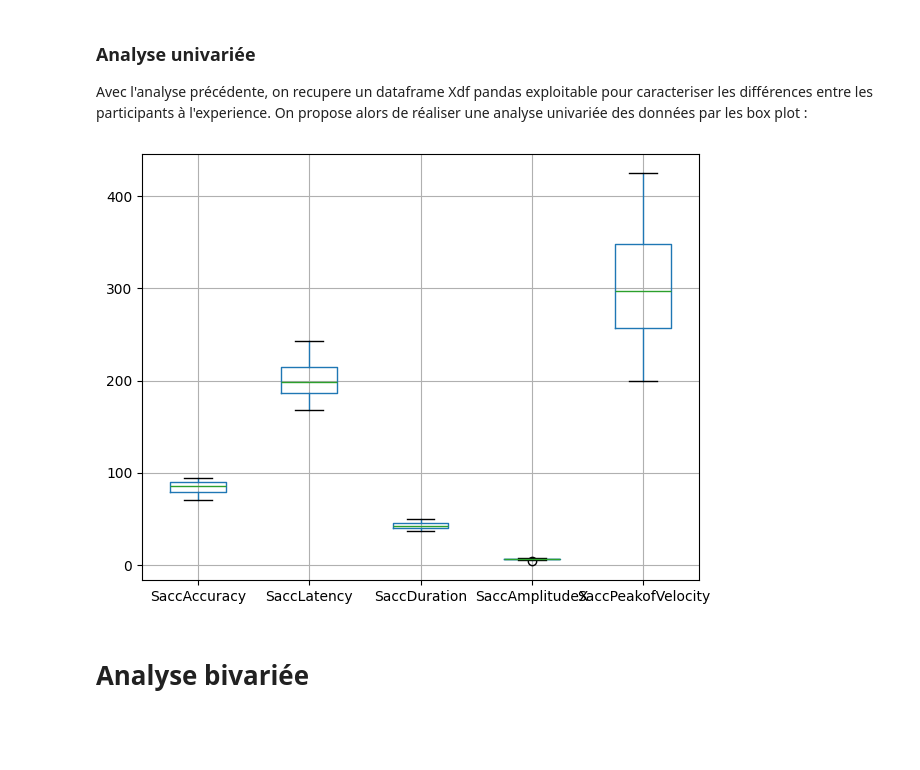
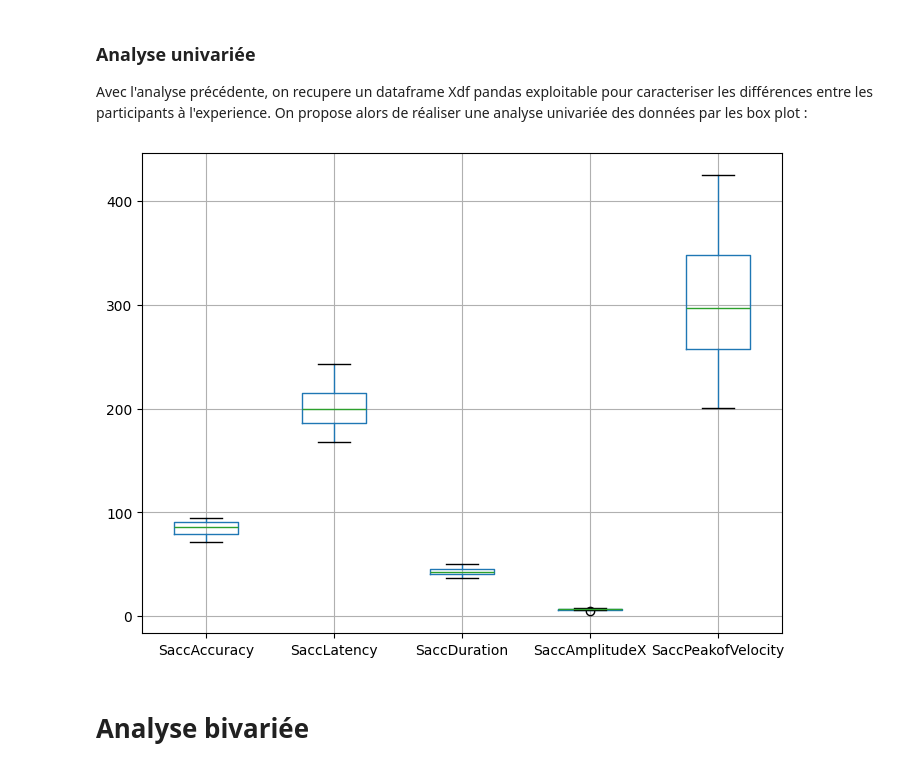
Before and after one commit to YalpLeYak/Mini_projet, a Jupyter notebook: COSNAY_DAMAGGIO_ProjetTSD.ipynb, the cells around one changed output. Cells and saved outputs as stored; diff of their text form; code cells hidden in the pictures; blank space fills up the shorter version.

```diff
--- a/COSNAY_DAMAGGIO_ProjetTSD.ipynb
+++ b/COSNAY_DAMAGGIO_ProjetTSD.ipynb
@@ -116,10 +128,16 @@ Avec l'analyse précédente, on recupere un dataframe Xdf pandas exploitable pou
 # %%
 plt.figure()
 Xdf.boxplot()
 plt.tight_layout()
+plt.subplots_adjust(left=0,
+					bottom=0,
+					right=1,
+					top=1,
+					wspace=0.6,
+					hspace=0.6)
 plt.show()
 # %% [output]
-[figure, old version]
+[figure, new version]
 # %% [markdown]
 # Analyse bivariée
 # %%
```
Also changed, not shown: parts of 28 cells of this notebook.
